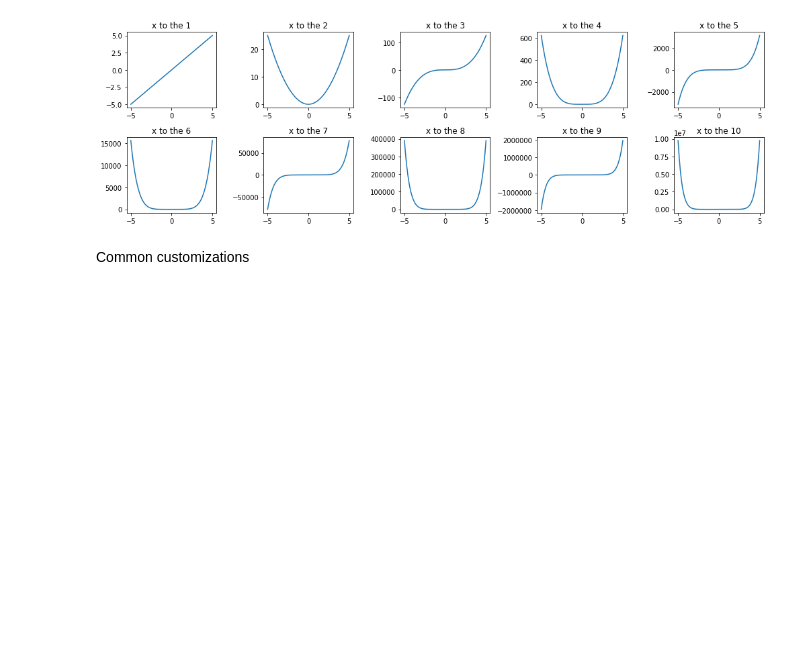
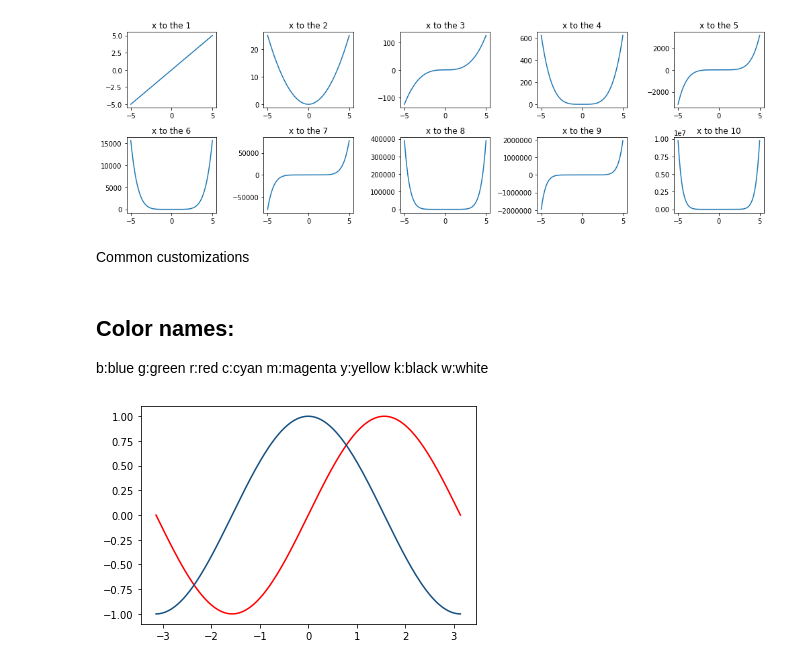
Before and after one commit to ericmakita/DataHunter-Lab, a Jupyter notebook: notebooks/1.0-eam-intro-data-exploration.ipynb, the cells around one changed output. Cells and saved outputs as stored; diff of their text form; code cells hidden in the pictures; blank space fills up the shorter version.

Commit message:
added color part

```diff
--- a/notebooks/1.0-eam-intro-data-exploration.ipynb
+++ b/notebooks/1.0-eam-intro-data-exploration.ipynb
@@ -112,3 +112,19 @@ Common customizations
 # Generating data
 x = np.linspace(-np.pi, np.pi, 200)
 sine, cosine = np.sin(x), np.cos(x)
+# %% [markdown]
+## Color names:
+b:blue
+g:green
+r:red
+c:cyan
+m:magenta
+y:yellow
+k:black
+w:white
+# %%
+fig, ax = plt.subplots()
+ax.plot(x, sine, color='red')
+ax.plot(x, cosine, color='#165181');
+# %% [output]
+[figure, added]
```
Also changed, not shown: parts of 1 cell of this notebook, 1 other file.
